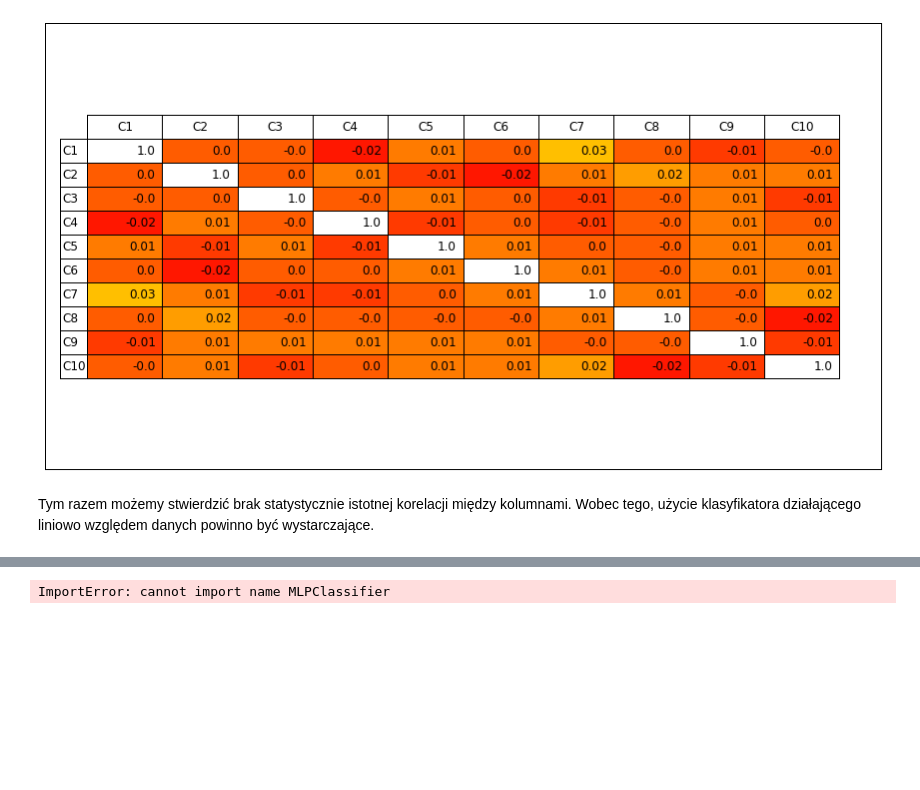
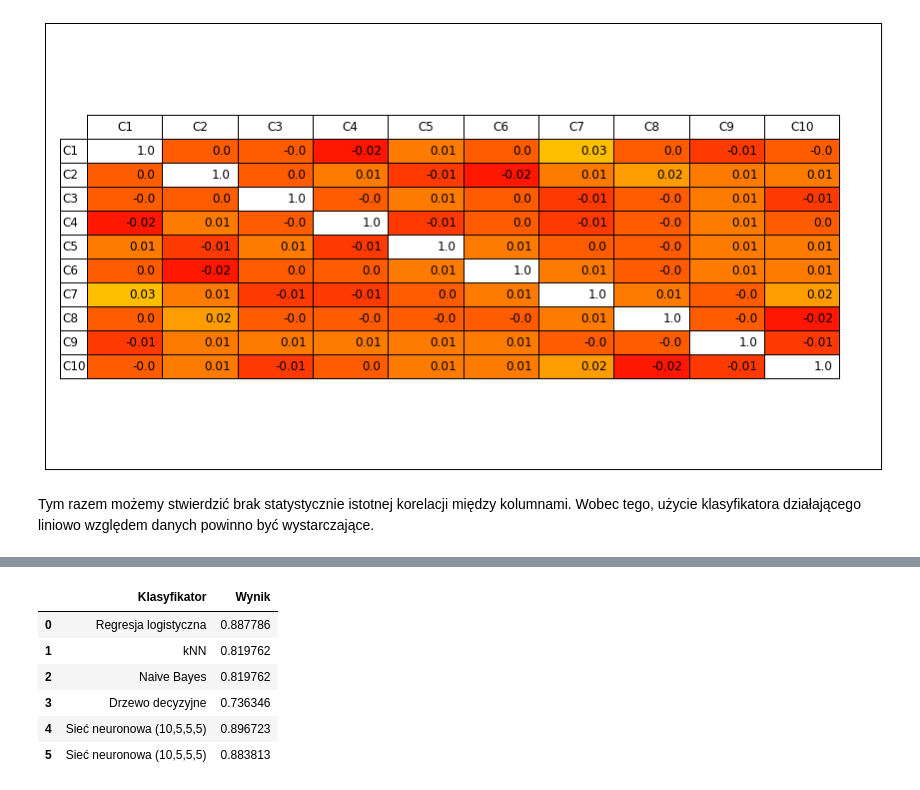
Before and after one commit to bdfhjk/SUS, a Jupyter notebook: zadanie1/zadanie1.ipynb, the cells around one changed output, grey strips where cells are left out. Drawn from its saved outputs; the diff is of its cells as text; code cells hidden in the pictures; blank space fills up the shorter version.

```diff
--- a/zadanie1/zadanie1.ipynb
+++ b/zadanie1/zadanie1.ipynb
@@ -152,6 +131,50 @@ clf.score(test_X, test_Y)
-# %%
-clf = MLPClassifier(algorithm='l-bfgs', alpha=1e-5, hidden_layer_sizes=(5, 2), random_state=1)
-clf.fit(train_X, train_Y)
-clf.score(test_X, test_Y)
-# %% [output]
-ImportError: cannot import name MLPClassifier
+# %%
+knc = KNeighborsClassifier()
+parameters = {'weights':('uniform', 'distance'), 'algorithm':('auto', 'ball_tree', 'kd_tree', 'brute')}
+
+clf = grid_search.GridSearchCV(knc, parameters)
+clf.fit(train_X, train_Y)
+score = clf.score(test_X, test_Y)
+results = results.append({'Klasyfikator':'kNN', 'Wynik':score}, ignore_index=True)
+# %%
+gnb = GaussianNB()
+gnb.fit(train_X, train_Y)
+gnb.score(test_X, test_Y)
+results = results.append({'Klasyfikator':'Naive Bayes', 'Wynik':score}, ignore_index=True)
+# %%
+dtc = tree.DecisionTreeClassifier()
+
+parameters = {
+    'max_depth': (150, 155, 160),
+    'min_samples_split': (1, 2, 3),
+    'min_samples_leaf': (1, 2, 3)
+}
+
+clf = grid_search.GridSearchCV(dtc, parameters)
+clf.fit(train_X, train_Y)
+score = clf.score(test_X, test_Y)
+results = results.append({'Klasyfikator':'Drzewo decyzyjne', 'Wynik':score}, ignore_index=True)
+# %%
+mlp = MLPClassifier(max_iter=1000, hidden_layer_sizes=(10,5))
+
+parameters = {
+    'algorithm':('l-bfgs', 'sgd', 'adam'),
+    'alpha':(1e-5, 1e-4, 1e-6),
+    'learning_rate':('constant', 'invscaling', 'adaptive'),
+
+}
+clf = grid_search.GridSearchCV(mlp, parameters, n_jobs=-1)
+clf.fit(train_X, train_Y)
+score=clf.score(test_X, test_Y)
+
+results = results.append({'Klasyfikator':'Sieć neuronowa (10,5)', 'Wynik':score}, ignore_index=True)
+# %%
+results
+# %% [output]
+|  | Klasyfikator | Wynik |
+| 0 | Regresja logistyczna | 0.887786 |
+| 1 | kNN | 0.819762 |
+| 2 | Naive Bayes | 0.819762 |
+| 3 | Drzewo decyzyjne | 0.736346 |
+| 4 | Sieć neuronowa (10,5,5,5) | 0.896723 |
+| 5 | Sieć neuronowa (10,5,5,5) | 0.883813 |
```
Also changed, not shown: parts of 12 cells of this notebook.
